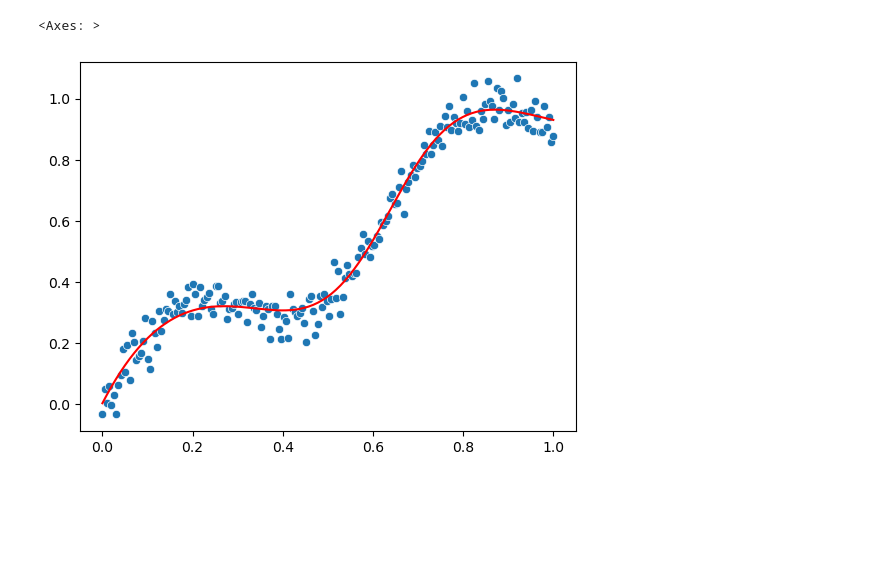
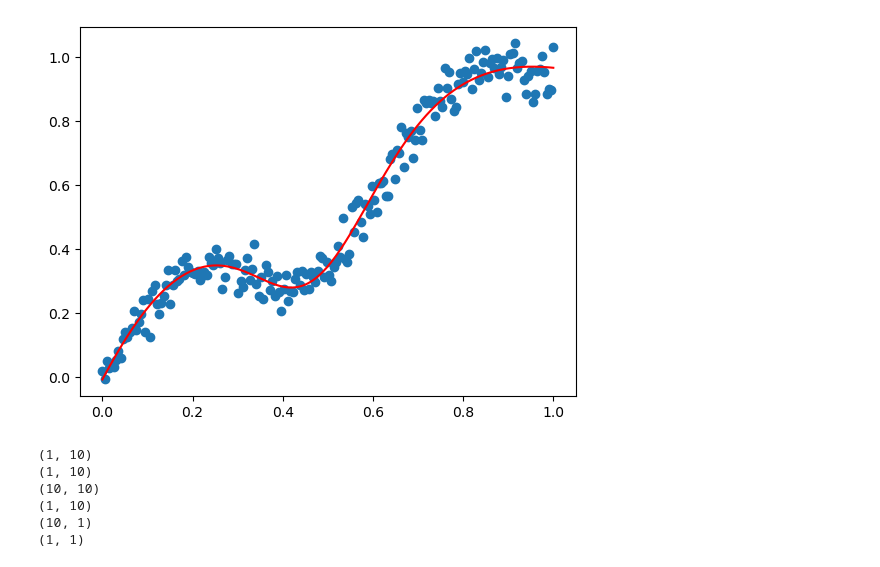
Before and after one commit to Ivan-bindusov/simple_network, a Jupyter notebook: main_1.ipynb, the cells around one changed output. Drawn from its saved outputs; the diff is of its cells as text; code cells hidden in the pictures; blank space fills up the shorter version.

Commit message:
[New feature] Implement SGDMomentum optimiser

```diff
--- a/main_1.ipynb
+++ b/main_1.ipynb
@@ -164,6 +163,9 @@ class Optimiser(object):
 
     def _train(self):
         raise NotImplementedError()
+
+    def clear(self):
+        raise NotImplementedError()
 # %%
 class SGDOptimiser(Optimiser):
 
@@ -175,6 +180,26 @@ class SGDOptimiser(Optimiser):
         for param, param_grad in zip(self.params, self.model.param_grads):
 
             param -= param_grad * self.lr
+# %%
+class SGDMomentum(Optimiser):
+
+    def __init__(self, model, lr=0.01, mu=0.9):
+        super().__init__(model, lr)
+        self.mu = mu
+        self.velocity = []
+        for param in self.params:
+            p = np.zeros_like(param)
+            self.velocity.append(p)
+
+    def clear(self):
+        for v in self.velocity:
+            zero_v = np.zeros_like(v)
+            v = zero_v
+
+    def _train(self):
+        for i, (param, param_grad, v) in enumerate(zip(self.params, self.model.param_grads, self.velocity)):
+            self.velocity[i] = self.mu*v + self.lr*param_grad
+            param -= self.velocity[i]
 # %%
 class DataLoader(object):
 
@@ -224,6 +249,8 @@ class TrainNetwork(object):
             if self.shuffle:
                 self.data_loader.shuffle()
 
+            self.optimiser.clear()
+
             for x_train, y_train in self.data_loader.get_batch():
 
                 y_pred = self.model.forward(x_train)
@@ -252,7 +279,7 @@ model = Model([
 # %%
 data_loader = DataLoader(x_train, y_train, 40, True)
 loss_function = MeanSquaredError()
-optimiser = SGDOptimiser(model=model, lr=0.05)
+optimiser = SGDMomentum(model, 0.02, 0.7)
 # %%
 trainer = TrainNetwork(model, loss_function, optimiser, data_loader, 1000, 100)
 # %%
@@ -271,8 +298,18 @@ Loss: 0.0018884293068799146
 # %%
 y_pred = model.forward(x_train)
 # %%
-sns.scatterplot(x=x, y=y)
-sns.lineplot(x=x, y=y_pred.reshape(200), color='red')
+plt.scatter(x, y)
+plt.plot(x, y_pred.reshape(200), color='red')
+plt.show()
 # %% [output]
-<Axes: >
-[figure, old version]
+[figure, new version]
+# %%
+for v in optimiser.velocity:
+    print(v.shape)
+# %% [output]
+(1, 10)
+(1, 10)
+(10, 10)
+(1, 10)
+(10, 1)
+(1, 1)
```
Also changed, not shown: parts of 3 cells of this notebook.
